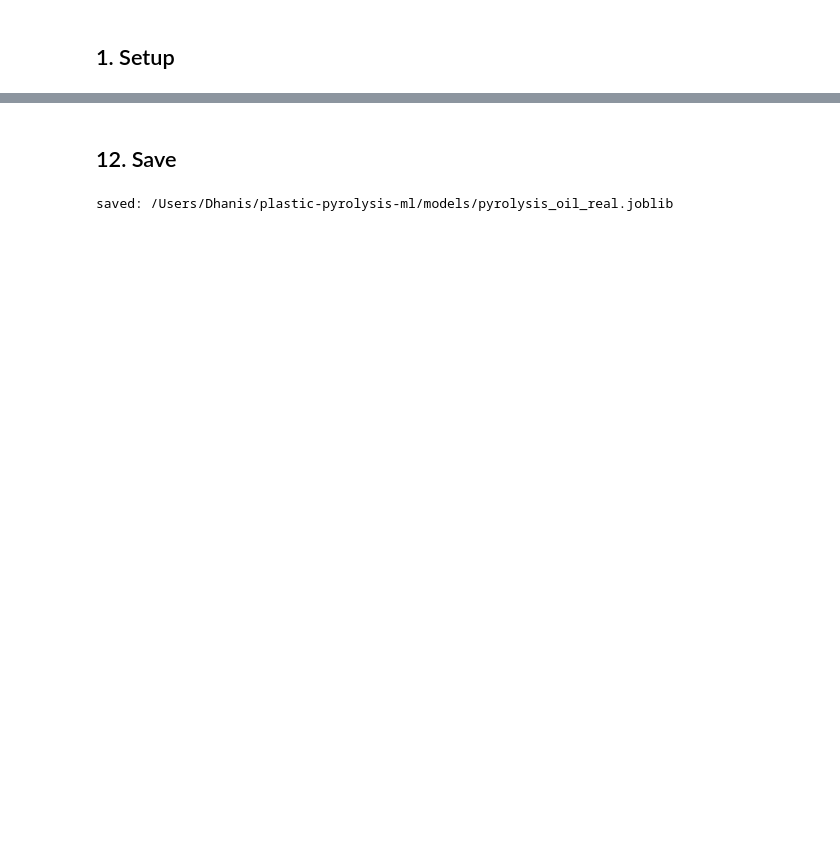
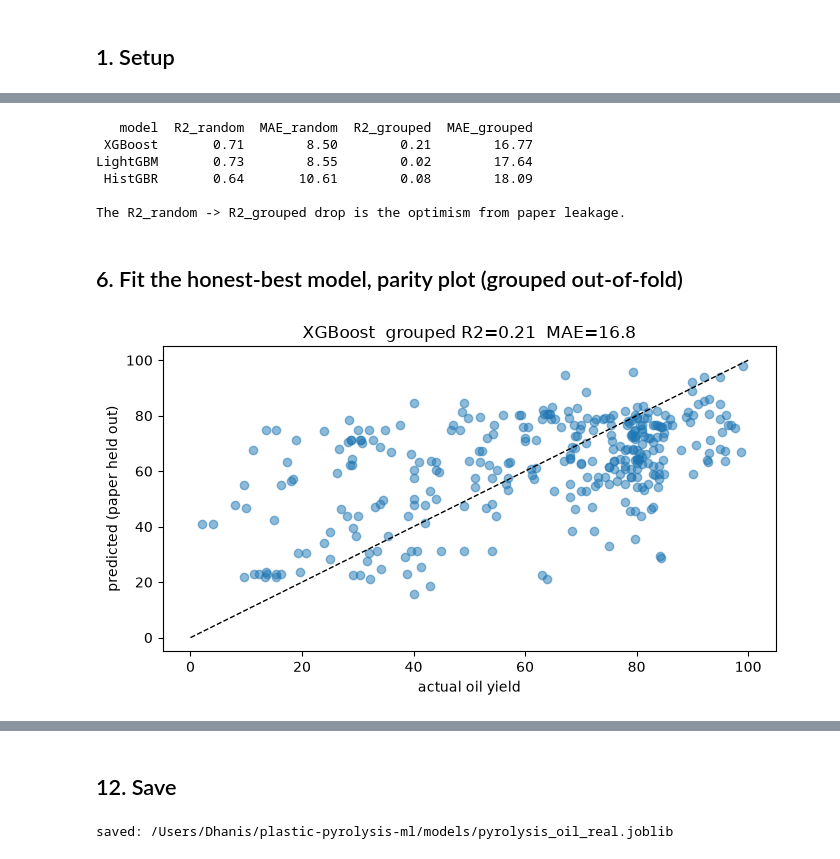
Before and after one commit to dhanissuharmadi-pixel/plastic-pyrolysis-ml, a Jupyter notebook: notebooks/pyrolysis_oil_real.ipynb, the cells around one changed output, grey strips where cells are left out. Drawn from its saved outputs; the diff is of its cells as text; code cells hidden in the pictures; blank space fills up the shorter version.

```diff
--- a/notebooks/pyrolysis_oil_real.ipynb
+++ b/notebooks/pyrolysis_oil_real.ipynb
@@ -285,0 +143,49 @@ print(json.dumps(recommend_conditions({"LDPE_wt": 50, "PP_wt": 50}), indent=2))
+# %%
+def make_models():
+    return {
+        "XGBoost": XGBRegressor(n_estimators=500, learning_rate=0.03, max_depth=4,
+                                subsample=0.9, colsample_bytree=0.9,
+                                random_state=RANDOM_STATE, verbosity=0),
+        "LightGBM": LGBMRegressor(n_estimators=500, learning_rate=0.03, max_depth=4,
+                                  num_leaves=15, min_child_samples=5,
+                                  random_state=RANDOM_STATE, verbose=-1),
+        "HistGBR": HistGradientBoostingRegressor(max_depth=4, learning_rate=0.05,
+                                                 random_state=RANDOM_STATE),
+    }
+
+random_cv = KFold(5, shuffle=True, random_state=RANDOM_STATE)
+group_cv = GroupKFold(5)
+rows, oof_group = [], {}
+for name, model in make_models().items():
+    pipe = Pipeline([("prep", make_preprocessor()), ("model", model)])
+    pr = cross_val_predict(pipe, X, y, cv=random_cv)
+    pg = cross_val_predict(pipe, X, y, cv=group_cv, groups=groups)
+    oof_group[name] = pg
+    rows.append({"model": name,
+                 "R2_random": r2_score(y, pr), "MAE_random": mean_absolute_error(y, pr),
+                 "R2_grouped": r2_score(y, pg), "MAE_grouped": mean_absolute_error(y, pg)})
+results = pd.DataFrame(rows).sort_values("MAE_grouped").reset_index(drop=True)
+print(results.round(2).to_string(index=False))
+print("\nThe R2_random -> R2_grouped drop is the optimism from paper leakage.")
+# %% [output]
+   model  R2_random  MAE_random  R2_grouped  MAE_grouped
+ XGBoost       0.71        8.50        0.21        16.77
+LightGBM       0.73        8.55        0.02        17.64
+ HistGBR       0.64       10.61        0.08        18.09
+
+The R2_random -> R2_grouped drop is the optimism from paper leakage.
+# %% [markdown]
+## 6. Fit the honest-best model, parity plot (grouped out-of-fold)
+# %%
+best_name = results.iloc[0]["model"]
+final_model = Pipeline([("prep", make_preprocessor()), ("model", make_models()[best_name])])
+final_model.fit(X, y)
+oof_best = oof_group[best_name]      # honest, paper-held-out predictions
+
+plt.scatter(y, oof_best, alpha=0.5)
+lims = [0, 100]; plt.plot(lims, lims, "k--", lw=1)
+plt.xlabel("actual oil yield"); plt.ylabel("predicted (paper held out)")
+plt.title(f"{best_name}  grouped R2={r2_score(y,oof_best):.2f}  MAE={mean_absolute_error(y,oof_best):.1f}")
+plt.tight_layout(); plt.show()
+# %% [output]
+[figure, added]
```
Also changed, not shown: parts of 45 cells of this notebook, 1 other file.
